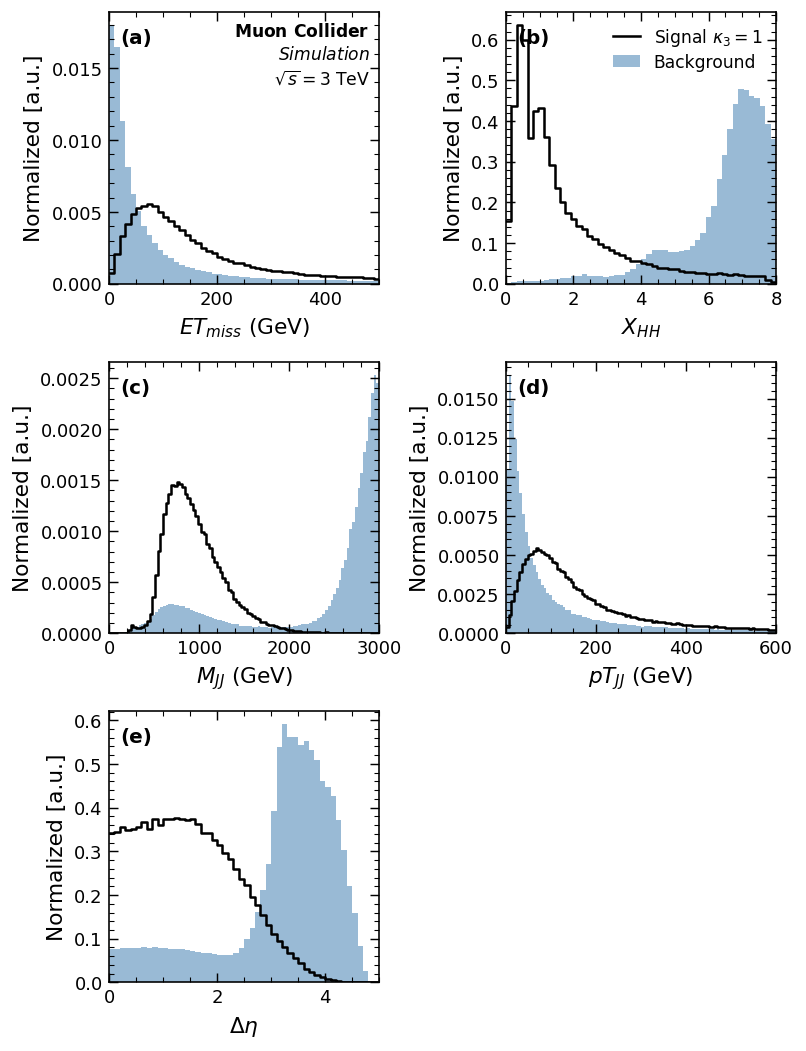
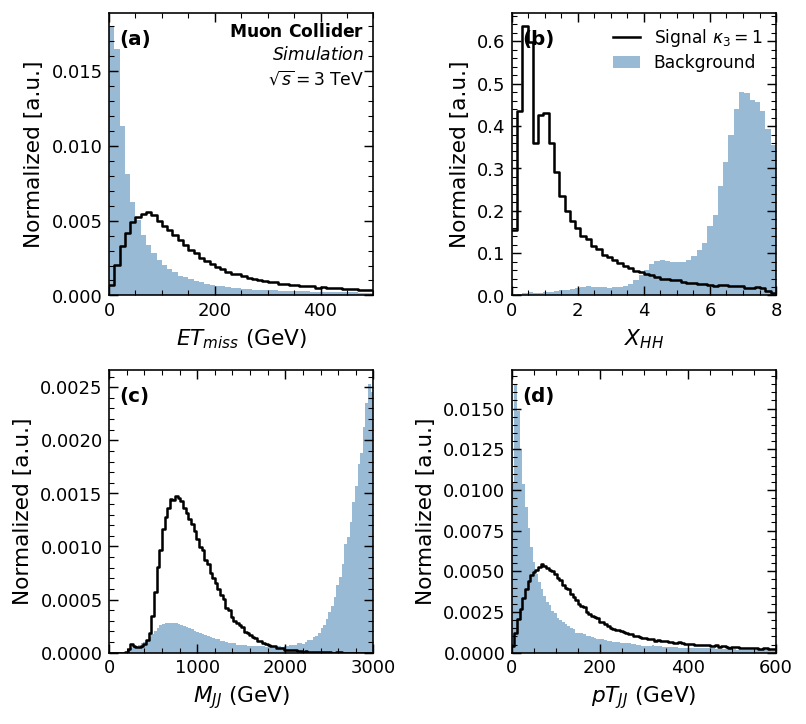
Code edit (unified diff) that turned the first committed figure into the second:
--- before
+++ after
@@ -15,5 +15,4 @@
     ('(c)', r"$M_{JJ}~\rm{(GeV)}$", M_JJ, (0,3000), 100),
     ('(d)', r"$pT_{JJ}~\rm{(GeV)}$", pT_JJ, (0,600), 100),
-    ('(e)', r"$\Delta \eta$", dEta_JJ, (0,5), 50),
 ]
 
@@ -21,5 +20,5 @@
 # 3. 建立畫布與迴圈繪圖
 # ==========================================
-fig, axes = plt.subplots(3, 2, figsize=(ps.FULL, ps.FULL * 1.3))
+fig, axes = plt.subplots(2, 2, figsize=(ps.FULL, ps.FULL*0.9))
 
 for (lbl, xlbl, current_feature, (lo, hi), nb), ax in zip(PANELS, axes.flat):
@@ -73,5 +72,4 @@
 axes[0, 1].legend(loc='upper right')
 
-axes.flat[-1].set_visible(False)
 fig.tight_layout()
 

Commit: fix kinematics histograms